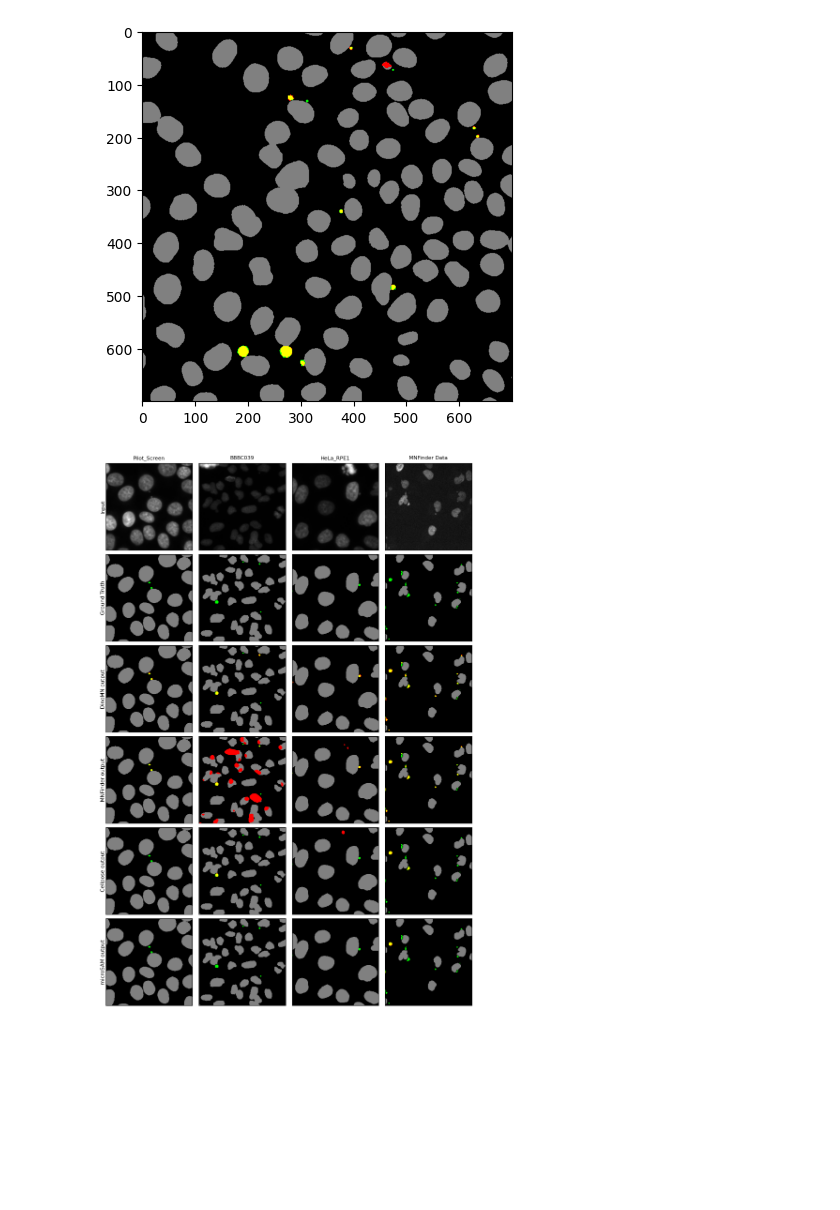
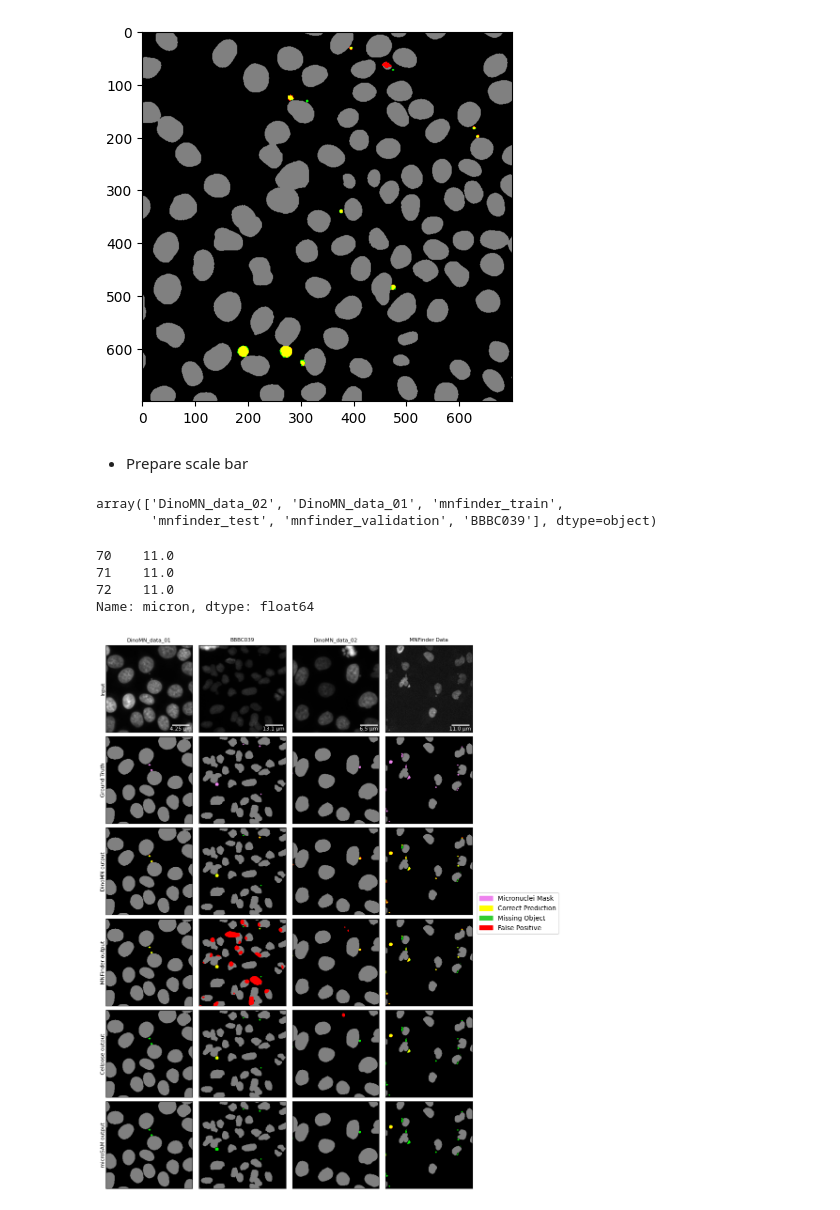
Before and after one commit to CaicedoLab/micronuclei-detection, a Jupyter notebook: figures/figure4.ipynb, the cells around one changed output. Saved outputs shown, nothing was run; the diff lists cells and outputs as text; code cells hidden in the pictures; blank space fills up the shorter version.

Commit message:
refined figure4

```diff
--- a/figures/figure4.ipynb
+++ b/figures/figure4.ipynb
@@ -137,17 +134,25 @@ for i in range(len(gt_nuclei)):
 
     gt_2.append(im)
 # %%
-gt_2 = []
+mnfinder_2 = []
 for i in range(len(gt_nuclei)):
-    H, W = gt[i].shape
+    H, W = mnfinder[i].shape
     im = np.zeros((H, W, 3), dtype=np.uint8)
 
     # Compute binary masks
     nuclei_mask = (gt_nuclei[i] > 0)
+    pred_mask   = (mnfinder[i] > 0)
     gt_mask     = (gt[i] > 0)
 
+    overlap = pred_mask & gt_mask # correct prediction
+    pred_only = pred_mask & ~gt_mask # false positive
+    gt_only = gt_mask & ~pred_mask # false negative
+
+    # gray nuclei
     im[nuclei_mask] = [128, 128, 128]
-    im[gt_mask] = [0, 255, 0]
+    im[overlap] = [255, 255, 0]
+    im[pred_only] = [255, 0, 0]
+    im[gt_only] = [0, 255, 0]
 
-    gt_2.append(im)
+    mnfinder_2.append(im)
 # %%
@@ -249,42 +217,76 @@ collections = [inputs, gt_2, dinomn_2, mnfinder_2, cellpose_2, microsam_2]
+# %% [markdown]
+- Prepare scale bar
+# %%
+df.datasets.unique()
+# %% [output]
+array(['DinoMN_data_02', 'DinoMN_data_01', 'mnfinder_train',
+       'mnfinder_test', 'mnfinder_validation', 'BBBC039'], dtype=object)
+# %%
+df[df.datasets == 'mnfinder_validation'].micron
+# %% [output]
+70    11.0
+71    11.0
+72    11.0
+Name: micron, dtype: float64
 # %%
 fig, ax = plt.subplots(6,4, figsize=(15,15))
+fontprops = fm.FontProperties(size=8)
 plt.subplots_adjust(wspace=-0.65, hspace=0.05)
 
+legend_elements = [mpatches.Patch(color='violet', label='Micronuclei Mask'),
+                   mpatches.Patch(color='yellow', label='Correct Prediction'),
+                   mpatches.Patch(color='limegreen', label='Missing Object'),
+                   mpatches.Patch(color='red', label='False Positive')]
+
+# Add the legend to the plot
+fig.legend(handles=legend_elements, loc='right', bbox_to_anchor=(0.9, 0.5))
 
 # Labels for columns and rows
-col_labels = ['Pilot_Screen', 'BBBC039', 'HeLa_RPE1', 'MNFinder Data']
+microns = [4.25, 13.1, 6.5, 11.0]
+col_labels = ['DinoMN_data_01', 'BBBC039', 'DinoMN_data_02', 'MNFinder Data']
 row_labels = ['Input', 'Ground Truth', 'DinoMN output', 'MNFinder output', 'Cellpose output', 'microSAM output']
 
 for i in range(6):
     for j in range(4):
         if j==0: # Pilot Screen
             r,c = 2200,1800
         elif j == 1: # BBBC039
             r,c = 250,50
         elif j==2: # HeLa RPE1
             r,c = 1700,2000
         elif j==3: # MNFinder
             r,c = 150,300
         if i == 0:
             PS=256
             ax[i,j].imshow(collections[i][j][r:r+PS,c:c+PS], cmap='gray')
         else:
             PS=256
             ax[i,j].imshow(collections[i][j][r:r+PS,c:c+PS,:])
 
         # Hide ticks but keep labels
         ax[i, j].tick_params(left=False, bottom=False, labelleft=False, labelbottom=False)
 
         if i == 0:
             ax[i, j].set_title(col_labels[j], fontsize=8)
+            # add scalebar
+            scalebar = AnchoredSizeBar(transform=ax[i,j].transData,
+                            size=50,
+                            label=f'{microns[j]} µm',
+                            loc='lower right',
+                            pad=0.1,
+                            color='white',
+                            frameon=False,
+                            size_vertical=1,
+                            fontproperties=fontprops)
+            ax[i, j].add_artist(scalebar)
+
 
         # Set row labels on the left side
         if j == 0:
             # ax[i, j].set_ylabel(row_labels[i], fontsize=10, rotation=0, labelpad=30, va='center')
             ax[i, j].set_ylabel(row_labels[i], fontsize=8, rotation=90, va='center')
 
 
-# plt.tight_layout()
 plt.show()
 # %% [output]
-[figure, old version]
+[figure, new version]
```
Also changed, not shown: parts of 15 cells of this notebook.
